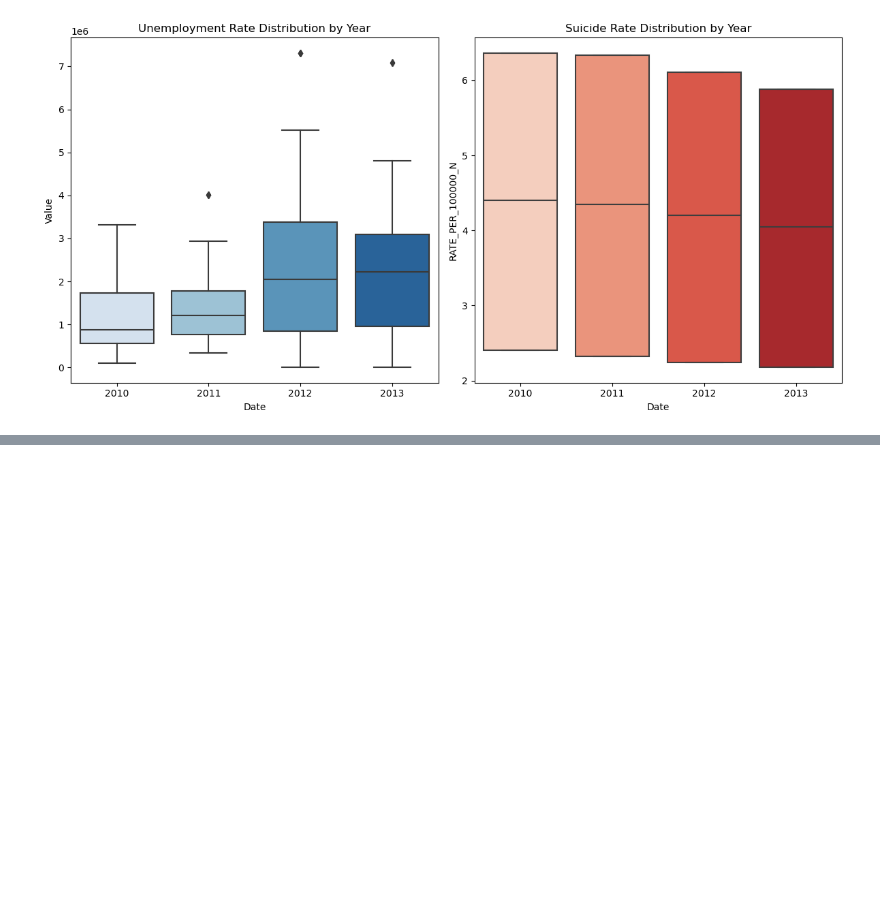
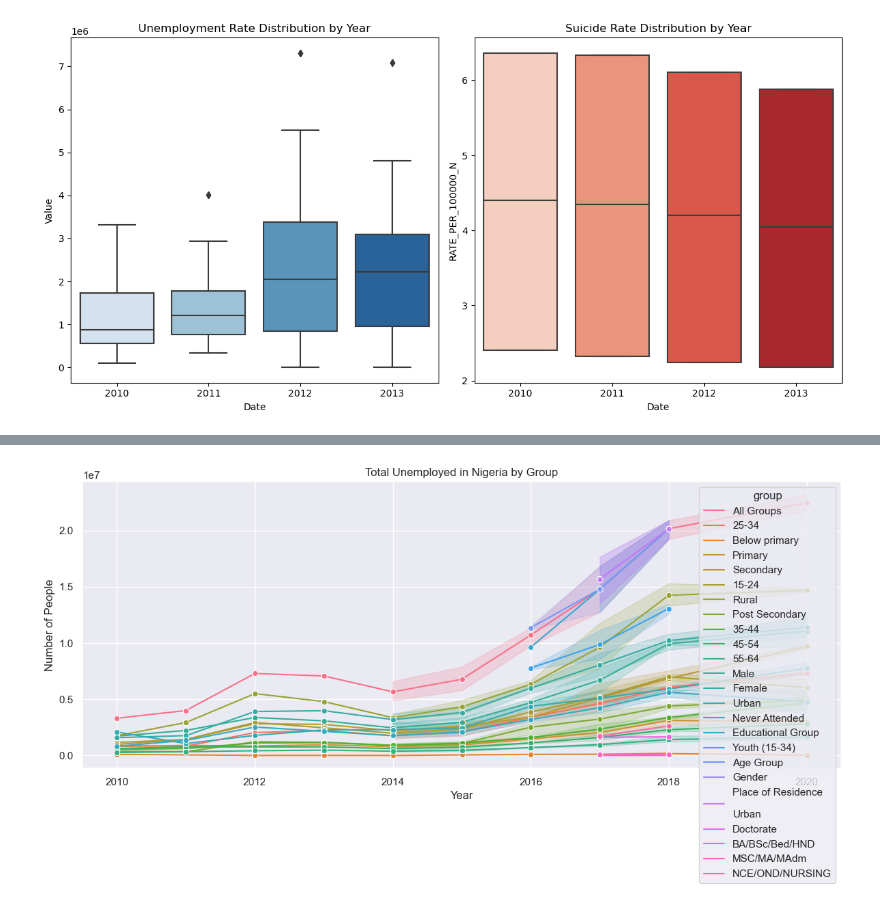
Before and after one commit to telehealthcareai/suicide-nigeria, a Jupyter notebook: DASHBOARD/explore/merged_suicide-unemployment.ipynb, the cells around one changed output, grey strips where cells are left out. Cells and saved outputs as stored; diff of their text form; code cells hidden in the pictures; blank space fills up the shorter version.

```diff
--- a/DASHBOARD/explore/merged_suicide-unemployment.ipynb
+++ b/DASHBOARD/explore/merged_suicide-unemployment.ipynb
@@ -281,0 +377,23 @@ plt.show()
+# %%
+
+# Assume df is your full DataFrame
+df_total = unemployment_data[unemployment_data['indicator'] == 'Total Unemployed'].copy()
+
+# Extract Year if you haven’t already
+df_total['Year'] = df_total['Date'].str.extract(r'(\d{4})').astype(int)
+
+sns.set_theme()
+plt.figure(figsize=(12,6))
+sns.lineplot(
+    data=df_total,
+    x='Year',
+    y='Value',
+    hue='group',
+    marker='o'
+)
+plt.title("Total Unemployed in Nigeria by Group")
+plt.ylabel("Number of People")
+plt.tight_layout()
+plt.show()
+# %% [output]
+[figure, added]
```
Also changed, not shown: parts of 6 cells of this notebook.
